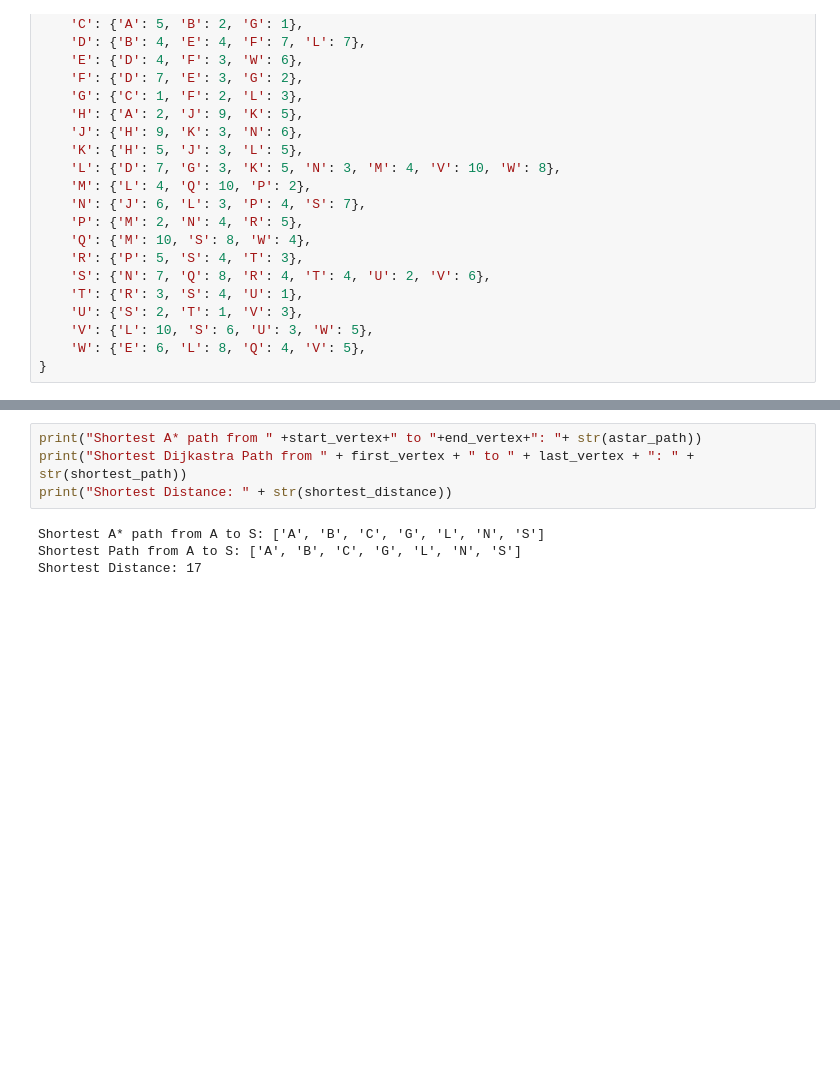
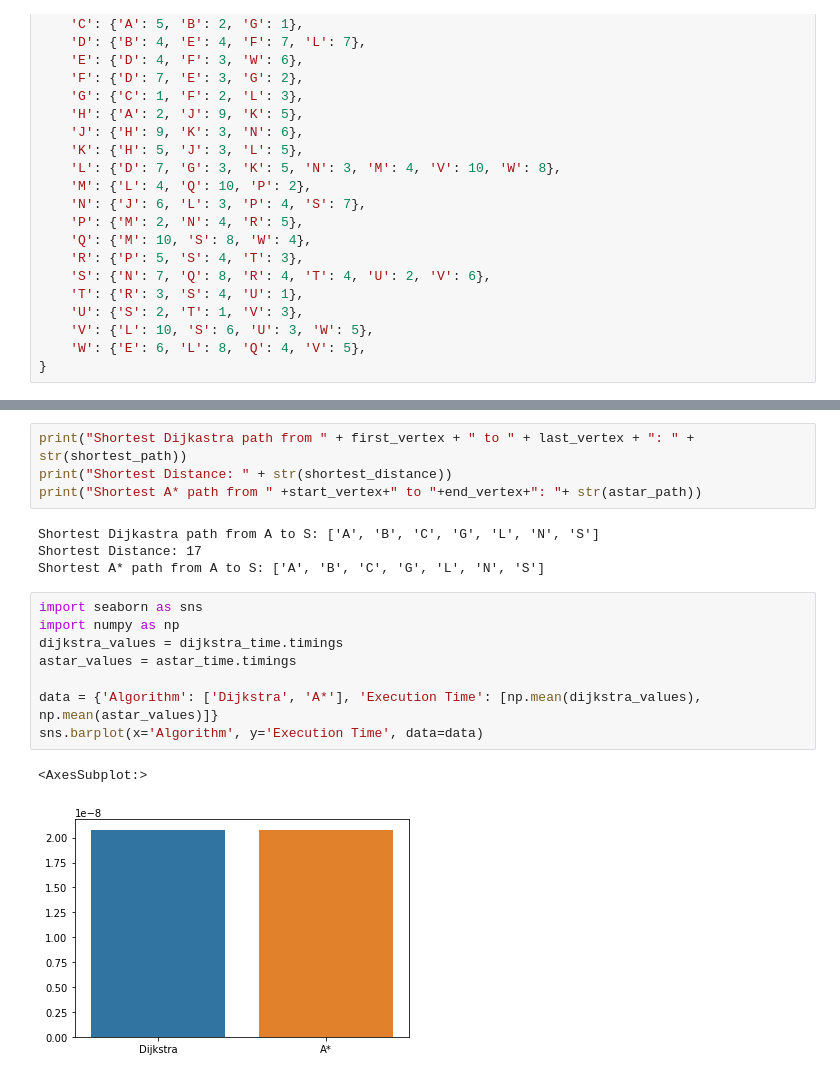
Before and after one commit to ThBrasilDaCosta/Shortest_Path_Algorithm, a Jupyter notebook: ThiagoCosta_DV_CA2.ipynb, the cells around one changed output, grey strips where cells are left out. Cells and saved outputs as stored; diff of their text form; blank space fills up the shorter version.

Commit message:
created a plot to visualise the difference times between the two algorithms.

```diff
--- a/ThiagoCosta_DV_CA2.ipynb
+++ b/ThiagoCosta_DV_CA2.ipynb
@@ -190,8 +190,19 @@ astar_time = %timeit -o astar_shortestPath
 # %%
+print("Shortest Dijkastra path from " + first_vertex + " to " + last_vertex + ": " + str(shortest_path))
+print("Shortest Distance: " + str(shortest_distance))
 print("Shortest A* path from " +start_vertex+" to "+end_vertex+": "+ str(astar_path))
-print("Shortest Dijkastra Path from " + first_vertex + " to " + last_vertex + ": " + str(shortest_path))
-print("Shortest Distance: " + str(shortest_distance))
 # %% [output]
+Shortest Dijkastra path from A to S: ['A', 'B', 'C', 'G', 'L', 'N', 'S']
+Shortest Distance: 17
 Shortest A* path from A to S: ['A', 'B', 'C', 'G', 'L', 'N', 'S']
-Shortest Path from A to S: ['A', 'B', 'C', 'G', 'L', 'N', 'S']
-Shortest Distance: 17
+# %%
+import seaborn as sns
+import numpy as np
+dijkstra_values = dijkstra_time.timings
+astar_values = astar_time.timings
+
+data = {'Algorithm': ['Dijkstra', 'A*'], 'Execution Time': [np.mean(dijkstra_values), np.mean(astar_values)]}
+sns.barplot(x='Algorithm', y='Execution Time', data=data)
+# %% [output]
+<AxesSubplot:>
+[figure, added]
```
Also changed, not shown: parts of 2 cells of this notebook.
